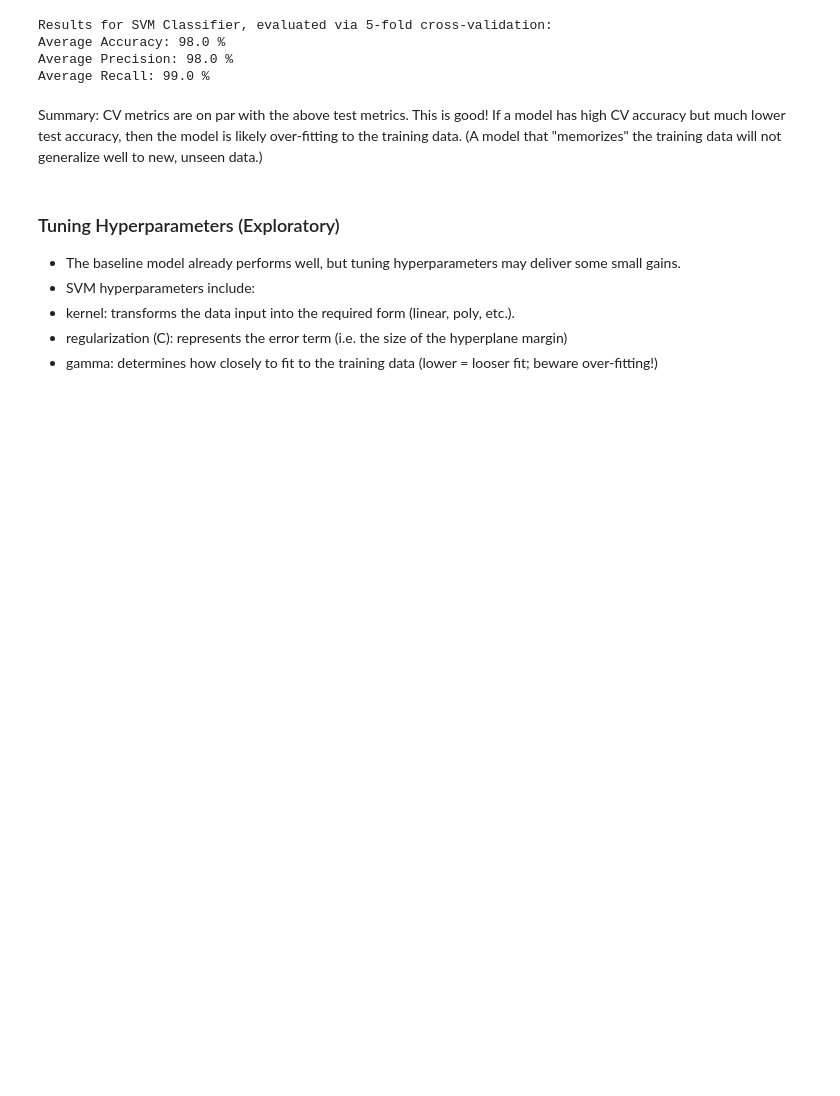
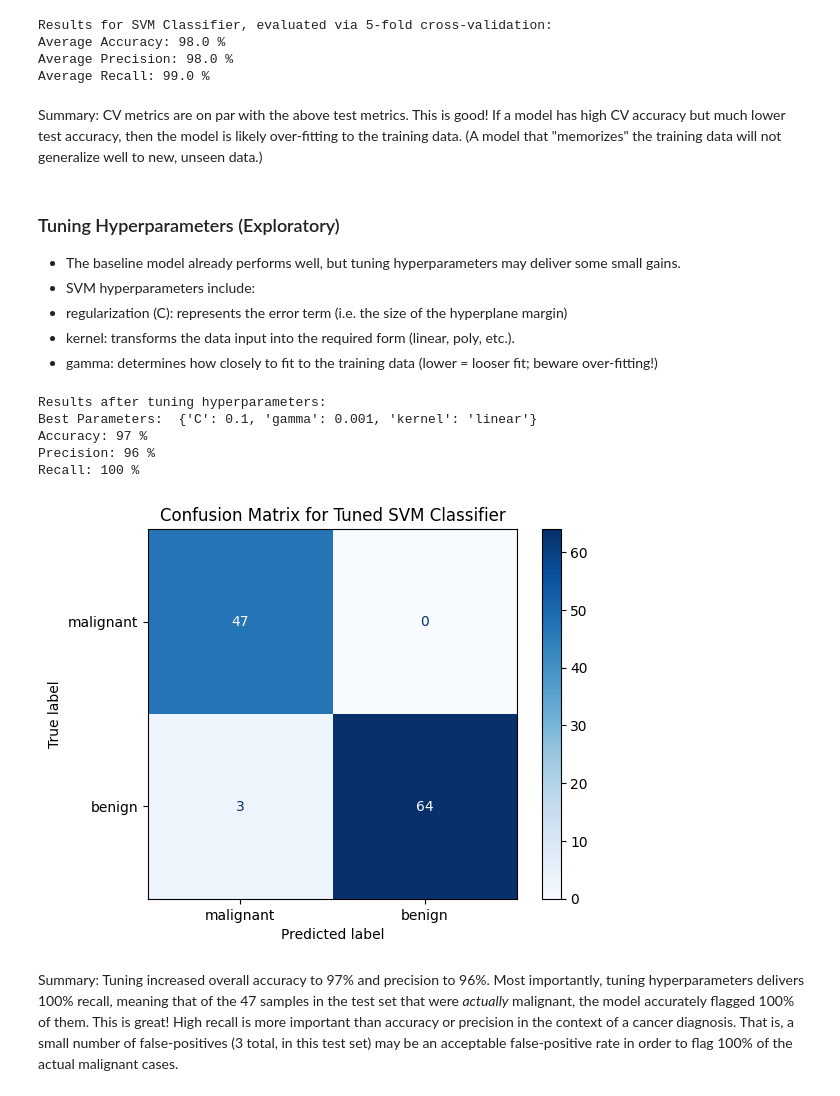
Before and after one commit to tracyreuter/diagnosis-prediction, a Jupyter notebook: SVM_classifier.ipynb, the cells around one changed output. Cells and saved outputs as stored; diff of their text form; code cells hidden in the pictures; blank space fills up the shorter version.

Commit message:
add hyperparameter tuning steps

```diff
--- a/SVM_classifier.ipynb
+++ b/SVM_classifier.ipynb
@@ -165,6 +165,50 @@ Summary: CV metrics are on par with the above test metrics. This is good! If a m
 
 - The baseline model already performs well, but tuning hyperparameters may deliver some small gains.
 - SVM hyperparameters include:
+- regularization (C): represents the error term (i.e. the size of the hyperplane margin)
 - kernel: transforms the data input into the required form (linear, poly, etc.).
-- regularization (C): represents the error term (i.e. the size of the hyperplane margin)
 - gamma: determines how closely to fit to the training data (lower = looser fit; beware over-fitting!)
+# %%
+# Import sklearn module
+from sklearn.model_selection import GridSearchCV
+
+# Create a parameter grid
+param_grid = {
+    'C': [0.01, 0.1, 1],
+    'kernel': ['rbf', 'linear', 'poly'],
+    'gamma': [.001, 0.01, 0.1]
+}
+
+# Execute grid search with 5-fold cross-validation
+grid_search = GridSearchCV(estimator=clf, param_grid=param_grid, cv=5, scoring='f1')
+grid_search.fit(X_train, y_train)
+
+# Apply the best parameters to the model and evaluate on the test set
+best_clf = grid_search.best_estimator_
+y_pred_best = best_clf.predict(X_test)
+
+# Evaluate results with tuned parameters
+print("Results after tuning hyperparameters:")
+print("Best Parameters: ", grid_search.best_params_)
+print("Accuracy: {:.0f} %".format(metrics.accuracy_score(y_test, y_pred_best)*100))
+print("Precision: {:.0f} %".format(metrics.precision_score(y_test, y_pred_best)*100))
+print("Recall: {:.0f} %".format(metrics.recall_score(y_test, y_pred_best)*100))
+# %% [output]
+Results after tuning hyperparameters:
+Best Parameters:  {'C': 0.1, 'gamma': 0.001, 'kernel': 'linear'}
+Accuracy: 97 %
+Precision: 96 %
+Recall: 100 %
+# %%
+# Display confusion matrix for the tuned model
+import matplotlib.pyplot as plt
+from sklearn.metrics import confusion_matrix, ConfusionMatrixDisplay
+cm = confusion_matrix(y_pred_best, y_test)
+disp = ConfusionMatrixDisplay(confusion_matrix=cm, display_labels=cancer.target_names)
+disp.plot(cmap=plt.cm.Blues)
+plt.title("Confusion Matrix for Tuned SVM Classifier")
+plt.show()
+# %% [output]
+[figure, added]
+# %% [markdown]
+Summary: Tuning increased overall accuracy to 97% and precision to 96%. Most importantly, tuning hyperparameters delivers 100% recall, meaning that of the 47 samples in the test set that were *actually* malignant, the model accurately flagged 100% of them. This is great! High recall is more important than accuracy or precision in the context of a cancer diagnosis. That is, a small number of false-positives (3 total, in this test set) may be an acceptable false-positive rate in order to flag 100% of the actual malignant cases.
```
